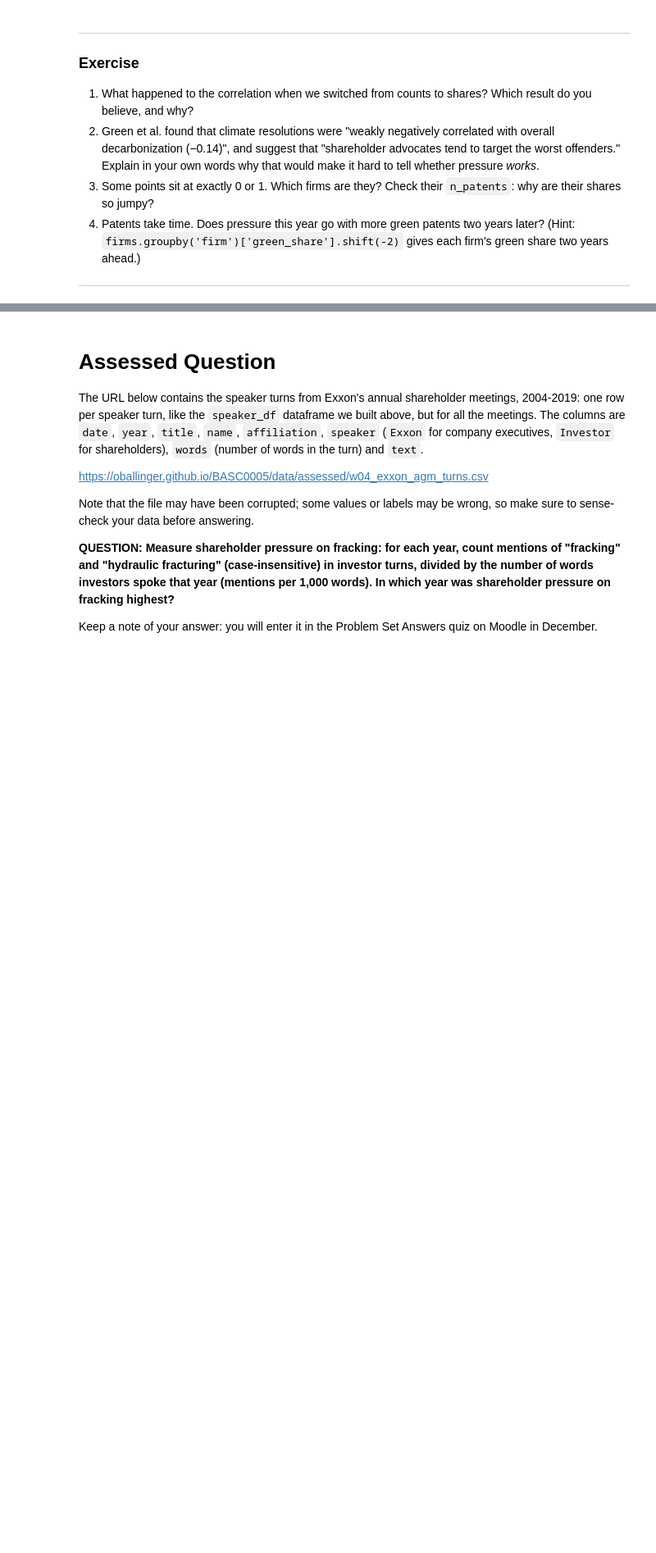
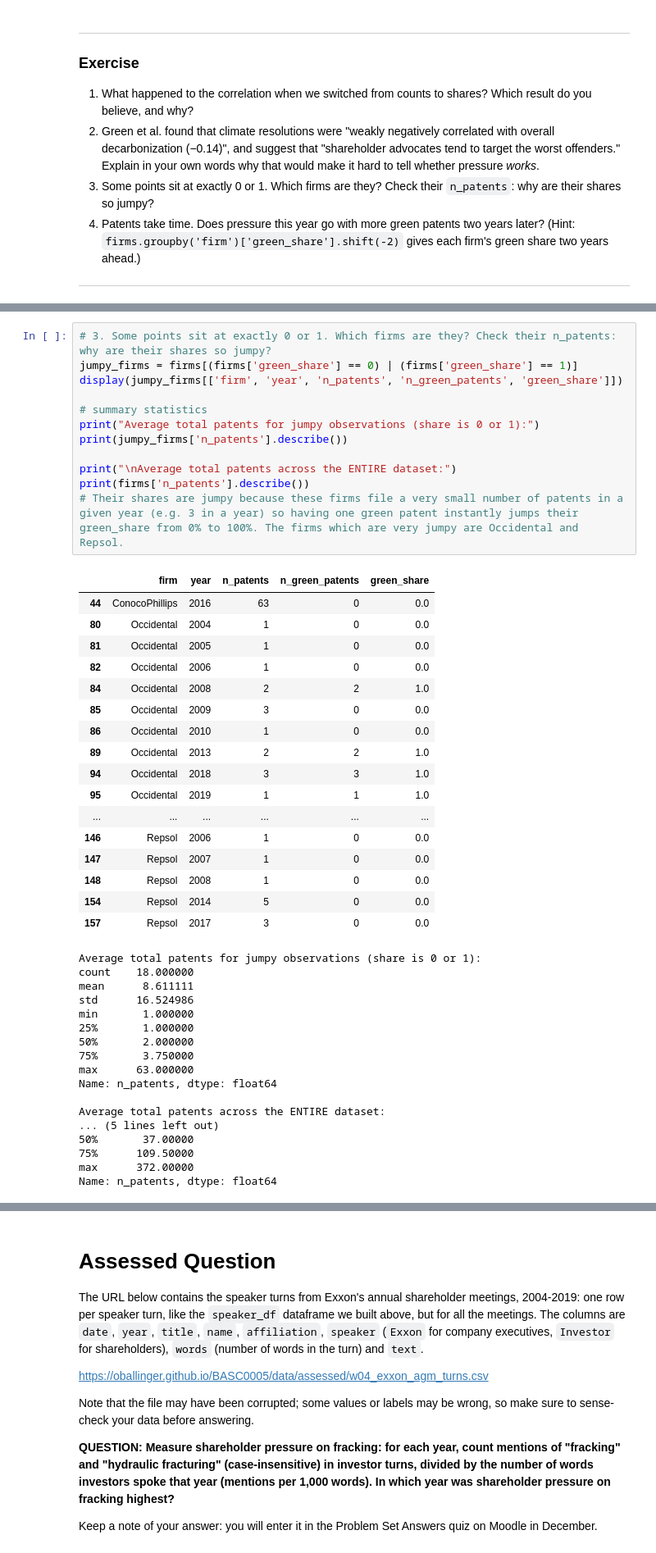
Before and after one commit to AlexiaNabok28/QM2, a Jupyter notebook: notebooks/W04. Natural Language Processing.ipynb, the cells around one changed output, grey strips where cells are left out. Shown at 82% size. Drawn from its saved outputs; the diff is of its cells as text; blank space fills up the shorter version.

```diff
--- a/notebooks/W04. Natural Language Processing.ipynb
+++ b/notebooks/W04. Natural Language Processing.ipynb
@@ -775,0 +867,47 @@ plt.show()
+# %%
+# 3. Some points sit at exactly 0 or 1. Which firms are they? Check their n_patents: why are their shares so jumpy?
+jumpy_firms = firms[(firms['green_share'] == 0) | (firms['green_share'] == 1)]
+display(jumpy_firms[['firm', 'year', 'n_patents', 'n_green_patents', 'green_share']])
+
+# summary statistics
+print("Average total patents for jumpy observations (share is 0 or 1):")
+print(jumpy_firms['n_patents'].describe())
+
+print("\nAverage total patents across the ENTIRE dataset:")
+print(firms['n_patents'].describe())
+# Their shares are jumpy because these firms file a very small number of patents in a given year (e.g. 3 in a year) so having one green patent instantly jumps their green_share from 0% to 100%. The firms which are very jumpy are Occidental and Repsol.
+# %% [output]
+|  | firm | year | n_patents | n_green_patents | green_share |
+| 44 | ConocoPhillips | 2016 | 63 | 0 | 0.0 |
+| 80 | Occidental | 2004 | 1 | 0 | 0.0 |
+| 81 | Occidental | 2005 | 1 | 0 | 0.0 |
+| 82 | Occidental | 2006 | 1 | 0 | 0.0 |
+| 84 | Occidental | 2008 | 2 | 2 | 1.0 |
+| 85 | Occidental | 2009 | 3 | 0 | 0.0 |
+| 86 | Occidental | 2010 | 1 | 0 | 0.0 |
+| 89 | Occidental | 2013 | 2 | 2 | 1.0 |
+| 94 | Occidental | 2018 | 3 | 3 | 1.0 |
+| 95 | Occidental | 2019 | 1 | 1 | 1.0 |
+| ... | ... | ... | ... | ... | ... |
+| 146 | Repsol | 2006 | 1 | 0 | 0.0 |
+| 147 | Repsol | 2007 | 1 | 0 | 0.0 |
+| 148 | Repsol | 2008 | 1 | 0 | 0.0 |
+| 154 | Repsol | 2014 | 5 | 0 | 0.0 |
+| 157 | Repsol | 2017 | 3 | 0 | 0.0 |
+Average total patents for jumpy observations (share is 0 or 1):
+count    18.000000
+mean      8.611111
+std      16.524986
+min       1.000000
+25%       1.000000
+50%       2.000000
+75%       3.750000
+max      63.000000
+Name: n_patents, dtype: float64
+
+Average total patents across the ENTIRE dataset:
+... (5 lines left out)
+50%       37.00000
+75%      109.50000
+max      372.00000
+Name: n_patents, dtype: float64
```
Also changed, not shown: parts of 16 cells of this notebook.
